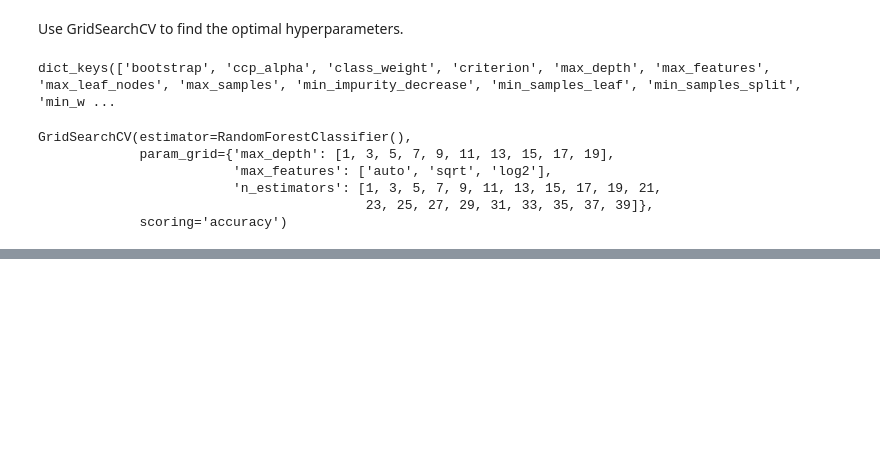
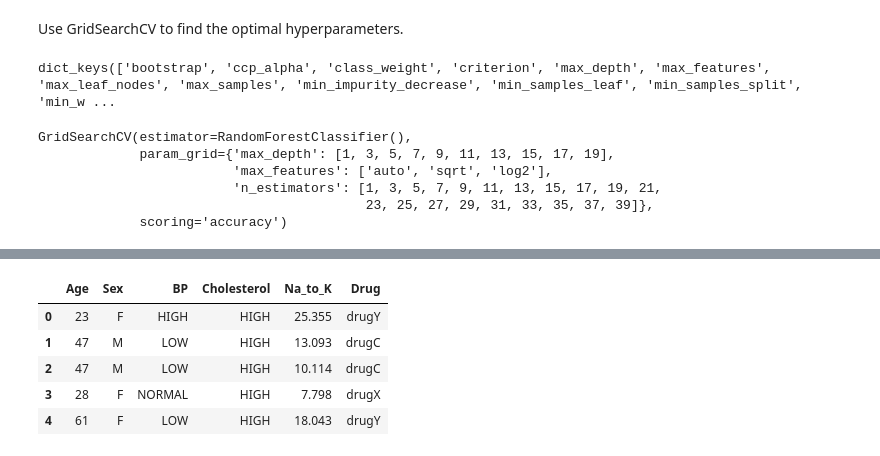
Before and after one commit to Mark-Barbaric/IBM_Machine_Learning_Certificate, a Jupyter notebook: Supervised_Machine_Learning_Classification/week5/random_forest_lab.ipynb, the cells around one changed output, grey strips where cells are left out. Drawn from its saved outputs; the diff is of its cells as text; code cells hidden in the pictures; blank space fills up the shorter version.

```diff
--- a/Supervised_Machine_Learning_Classification/week5/random_forest_lab.ipynb
+++ b/Supervised_Machine_Learning_Classification/week5/random_forest_lab.ipynb
@@ -508,0 +523,10 @@ print(get_accuracy(X_train, X_test, y_train, y_test, search.best_estimator_))
+# %%
+df = pd.read_csv("https://cf-courses-data.s3.us.cloud-object-storage.appdomain.cloud/IBMDeveloperSkillsNetwork-ML0101EN-SkillsNetwork/labs/Module%203/data/drug200.csv", delimiter=",")
+df.head()
+# %% [output]
+|  | Age | Sex | BP | Cholesterol | Na_to_K | Drug |
+| 0 | 23 | F | HIGH | HIGH | 25.355 | drugY |
+| 1 | 47 | M | LOW | HIGH | 13.093 | drugC |
+| 2 | 47 | M | LOW | HIGH | 10.114 | drugC |
+| 3 | 28 | F | NORMAL | HIGH | 7.798 | drugX |
+| 4 | 61 | F | LOW | HIGH | 18.043 | drugY |
```
Also changed, not shown: parts of 21 cells of this notebook.
